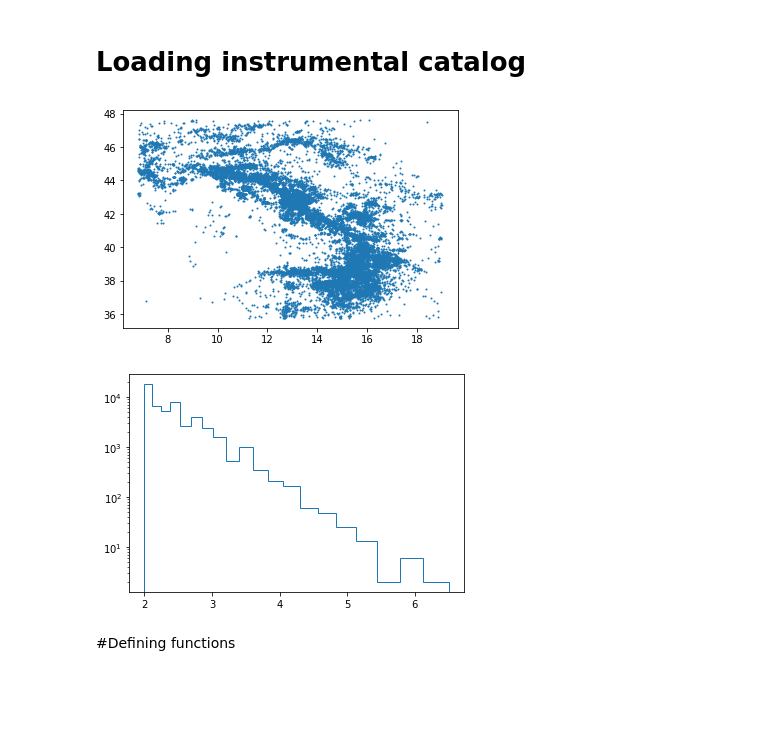
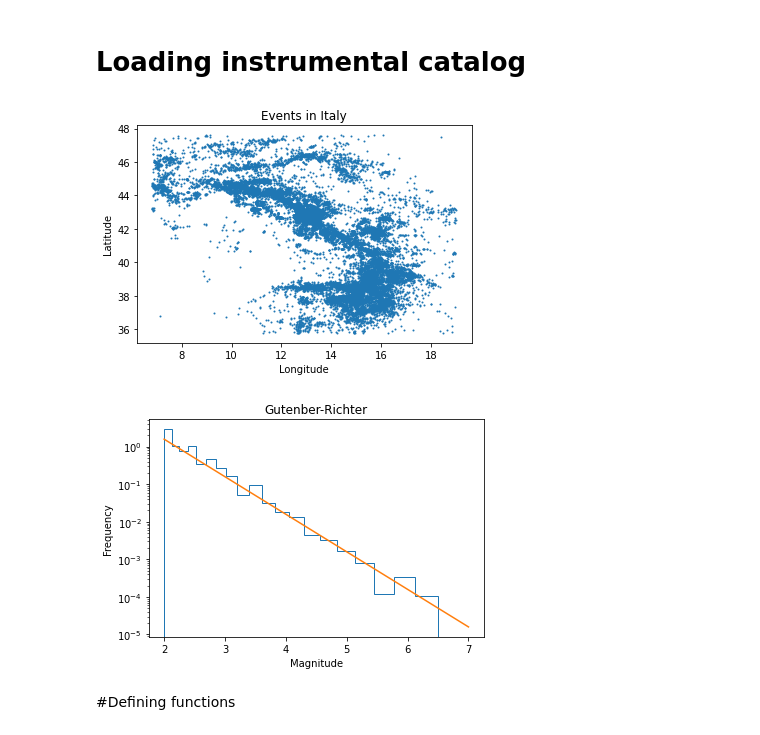
Before and after one commit to caccioppoli/etas_optimization, a Jupyter notebook: etas_op.ipynb, the cells around one changed output. Cells and saved outputs as stored; diff of their text form; code cells hidden in the pictures; blank space fills up the shorter version.

```diff
--- a/etas_op.ipynb
+++ b/etas_op.ipynb
@@ -27,43 +27,52 @@ with open("drive/MyDrive/Colab Notebooks/cat_italia2.txt","r") as infile, open("
 # converto e memorizzo in secondi la data
 
 sdate = np.genfromtxt("drive/MyDrive/Colab Notebooks/cat_italia_conv.txt",dtype="str",delimiter=" ",usecols=(1))
 startdate = datetime.strptime('1985-01-02T18:39:30.740000',"%Y-%m-%dT%H:%M:%S.%f")
 seconds = []
 for time in sdate:
   date = datetime.strptime(time,"%Y-%m-%dT%H:%M:%S.%f")
   temp = (date - startdate).total_seconds()
   seconds.append(temp)
 
 # converto e memorizzo le altre grandezze del catalogo
 
 latitude = np.genfromtxt("drive/MyDrive/Colab Notebooks/cat_italia_conv.txt",dtype="float",delimiter=" ",usecols=(2))
 longitude = np.genfromtxt("drive/MyDrive/Colab Notebooks/cat_italia_conv.txt",dtype="float",delimiter=" ",usecols=(3))
 depth = np.genfromtxt("drive/MyDrive/Colab Notebooks/cat_italia_conv.txt",dtype="float",delimiter=" ",usecols=(4))
 magnitude = np.genfromtxt("drive/MyDrive/Colab Notebooks/cat_italia_conv.txt",dtype="float",delimiter=" ",usecols=(10))
 
+####### PLOTTING #########
+
 # plotting events
-plt.scatter(longitude,latitude,s=1)
+plt.scatter(longitude,latitude,s=1,label='Events in Italy')
+plt.title('Events in Italy')
+plt.xlabel('Longitude')
+plt.ylabel('Latitude')
+
 plt.show()
 
 # plotting GR
 
 def plot_loghist(x, bins):
   hist, bins = np.histogram(x, bins=bins)
   logbins = np.logspace(np.log10(bins[0]),np.log10(bins[-1]),len(bins))
-  plt.hist(x, bins=logbins,histtype='step')
+  plt.hist(x, bins=logbins,histtype='step',density=True, label='GR distribution')
   plt.yscale('log')
+  plt.title('Gutenber-Richter')
+  plt.xlabel('Magnitude')
+  plt.ylabel('Frequency')
 
 plot_loghist(magnitude, 20)
-mx = linspace(2, 7, 100)
-px =
+
+# plotting b=1 function
+
+xx = np.linspace(2, 7, num=100)
+px = np.power(10,2.2)*np.power(10,-1*xx)
+plt.plot(xx,px,label='b=1')
 plt.show()
-
-def pmfit(x, A, B):
-    y = A*np.exp(B*x)
-    return y
 # %% [output]
-[figure, old version]
+[figure, new version]
-[figure, old version]
+[figure, new version]
 # %% [markdown]
 #Defining functions
 # %%
```
